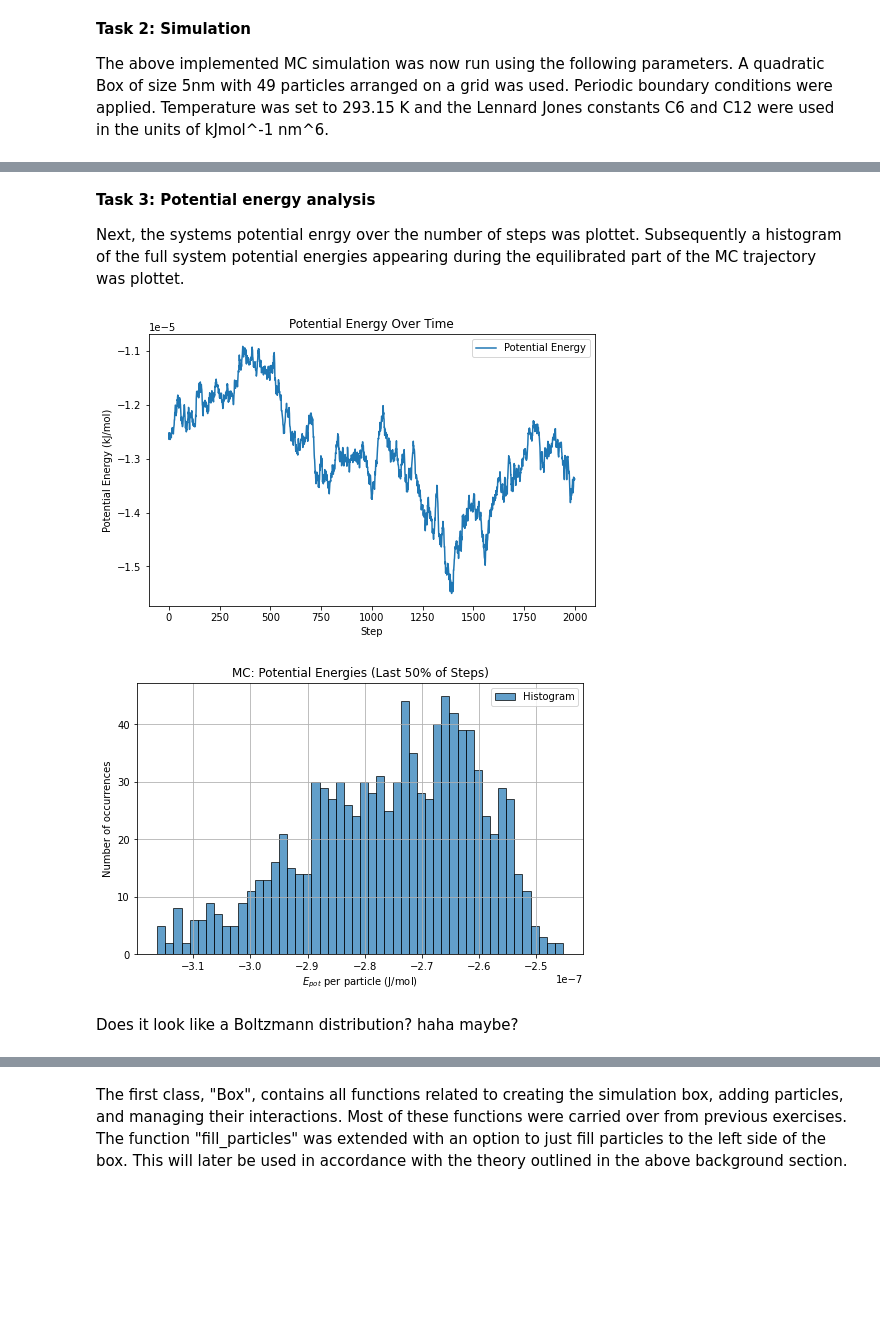
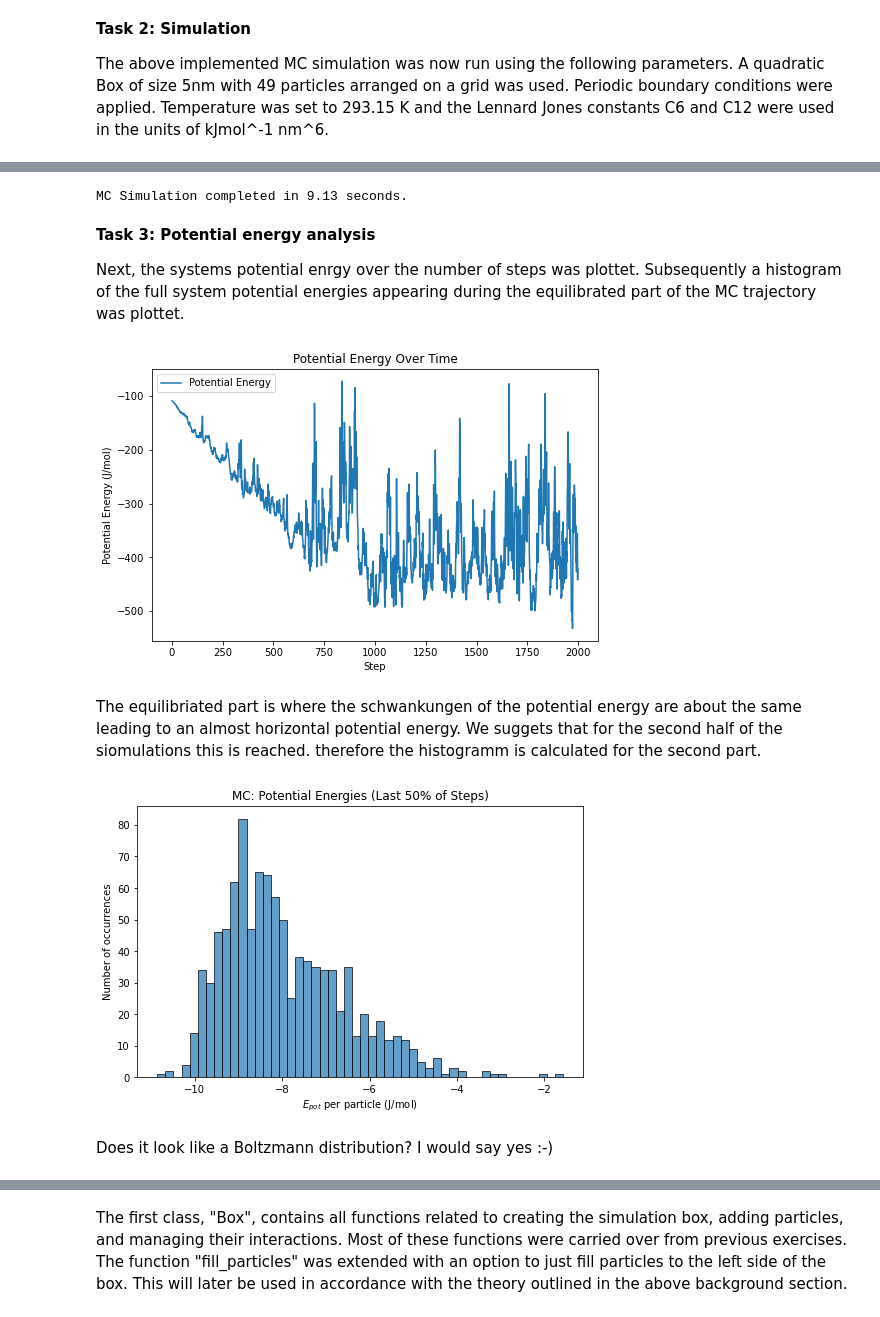
Before and after one commit to fsonak/VL_CCS, a Jupyter notebook: week_7.ipynb, the cells around one changed output, grey strips where cells are left out. Drawn from its saved outputs; the diff is of its cells as text; code cells hidden in the pictures; blank space fills up the shorter version.

Commit message:
the monte carlo simulations should work. Thus task 1,2,3 are implemented. missing MD simulation from earlier and the rdf thing (ie Task 4)

```diff
--- a/week_7.ipynb
+++ b/week_7.ipynb
@@ -187,3 +134,8 @@ energ_pot, traj = monte_carlo_simulation(particles, steps, step_shift, temperatu
+# %%
+# Run the Monte Carlo simulation
+energ_pot, traj = monte_carlo_simulation(particles, steps, step_shift, temperature, C12, C6, box_size, record_interval)
+# %% [output]
+MC Simulation completed in 9.13 seconds.
 # %% [markdown]
 **Task 3: Potential energy analysis**
 
@@ -193,33 +145,33 @@ Next, the systems potential enrgy over the number of steps was plottet. Subseque
 plt.figure(figsize=(8, 5))
 plt.plot(range(steps), energ_pot, label="Potential Energy")
 plt.xlabel("Step")
-plt.ylabel("Potential Energy (kJ/mol)")
+plt.ylabel("Potential Energy (J/mol)")
 plt.title("Potential Energy Over Time")
 plt.legend()
 plt.show()
 # %% [output]
-[figure, old version]
+[figure, new version]
+# %% [markdown]
+The equilibriated part is where the schwankungen of the potential energy are about the same leading to an almost horizontal potential energy. We suggets that for the second half of the siomulations this is reached. therefore the histogramm is calculated for the second part.
 # %%
 
 # Select the last 50% of the steps
 last_half_start = len(energ_pot) // 2
 last_half_energies = energ_pot[last_half_start:]
 
 # Normalize potential energy per particle for the last half
 last_half_energies_per_particle = last_half_energies / particles.shape[1]  # Divide by number of particles
 
 # Plot histogram
 plt.figure(figsize=(8, 5))
 plt.title("MC: Potential Energies (Last 50% of Steps)")
 plt.hist(last_half_energies_per_particle, bins=50, edgecolor='k', alpha=0.7, label="Histogram")
 plt.xlabel("$E_{pot}$ per particle (J/mol)")
 plt.ylabel("Number of occurrences")
-plt.legend()
-plt.grid()
 plt.show()
 # %% [output]
-[figure, old version]
+[figure, new version]
 # %% [markdown]
-Does it look like a Boltzmann distribution? haha maybe?
+Does it look like a Boltzmann distribution? I would say yes :-)
 # %% [markdown]
 **Task IV: RDF and free energy comparison with MD**
```
Also changed, not shown: parts of 10 cells of this notebook.
